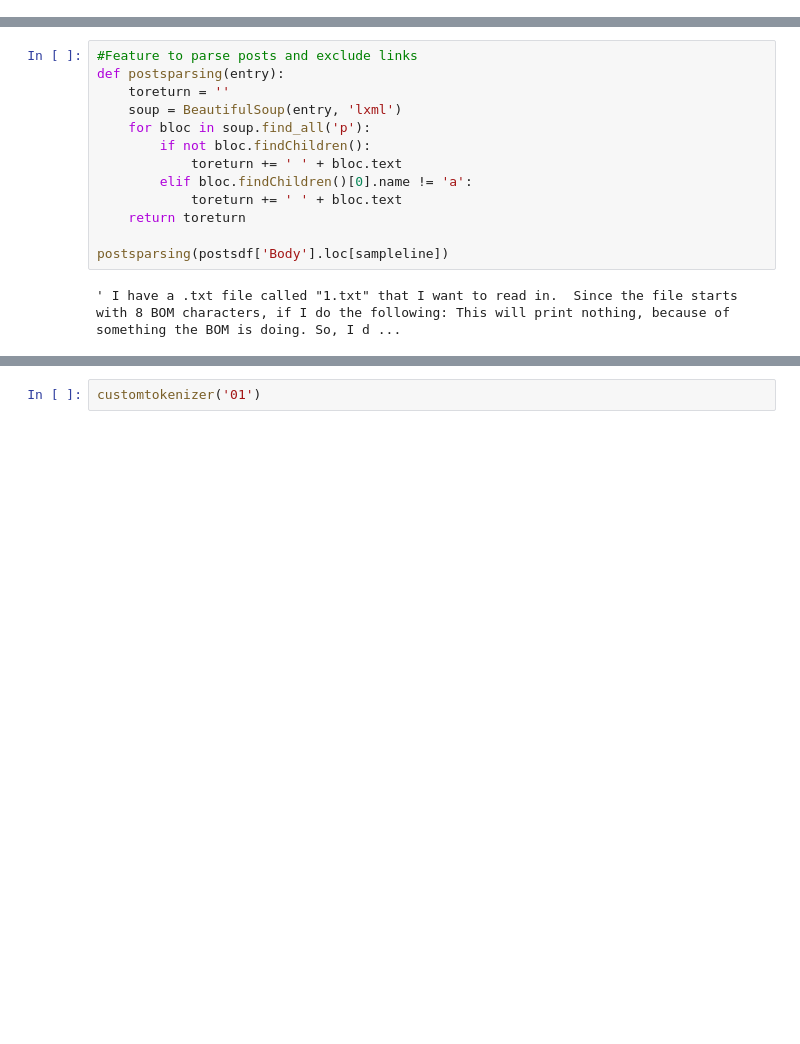
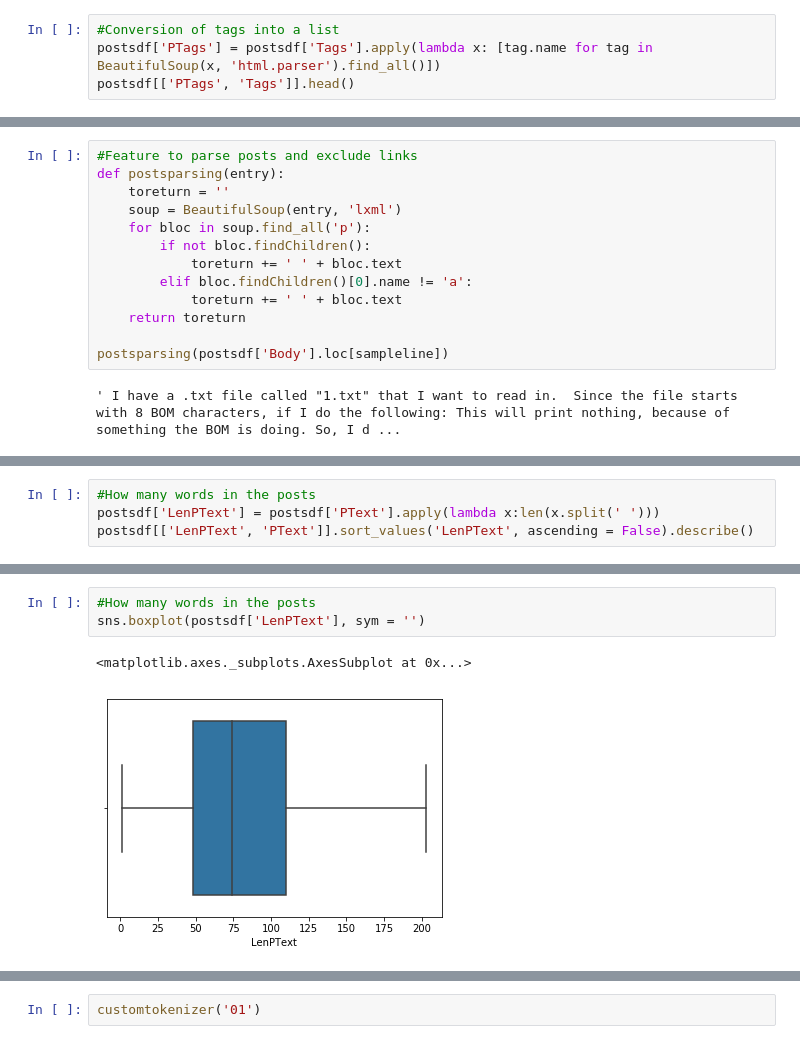
Before and after one commit to rudloffl/Tag-generator-Stackoverflow, a Jupyter notebook: Notebooks/A2 - posts exploration.ipynb, the cells around one changed output, grey strips where cells are left out. Saved outputs shown, nothing was run; the diff lists cells and outputs as text; blank space fills up the shorter version.

```diff
--- a/Notebooks/A2 - posts exploration.ipynb
+++ b/Notebooks/A2 - posts exploration.ipynb
@@ -143,0 +144,4 @@ postsdf[['LenTitle', 'Title']].sort_values('LenTitle', ascending = False).head(2
+# %%
+#Conversion of tags into a list
+postsdf['PTags'] = postsdf['Tags'].apply(lambda x: [tag.name for tag in BeautifulSoup(x, 'html.parser').find_all()])
+postsdf[['PTags', 'Tags']].head()
@@ -252,3 +264,7 @@ postsdf[['PText', 'PCode', 'Body', 'PTags', 'Tags']].head()
 | 48046378 | Calling a dll from Python using c... | ReturnVec = ctypes.c_float * len(... | <p>Calling a <em>dll</em> from Py... | [python, ctypes] | <python><ctypes> |
 | 48046379 | I have a Django app with which us... | client_max_body_size 100M\n fastc... | <p>I have a Django app with which... | [python, django, nginx] | <python><django><nginx> |
 | 48046382 | I'm trying to implement hittest t... | std::pair<bool, double> linePlane... | <p>I'm trying to implement hittes... | [c++, opencv, computer-vision, ar... | <c++><opencv><3d><computer-vision... |
+# %%
+#How many words in the posts
+postsdf['LenPText'] = postsdf['PText'].apply(lambda x:len(x.split(' ')))
+postsdf[['LenPText', 'PText']].sort_values('LenPText', ascending = False).describe()
@@ -254,0 +281,6 @@ postsdf[['PText', 'PCode', 'Body', 'PTags', 'Tags']].head()
+# %%
+#How many words in the posts
+sns.boxplot(postsdf['LenPText'], sym = '')
+# %% [output]
+<matplotlib.axes._subplots.AxesSubplot at 0x...>
+[figure, added]
```
Also changed, not shown: parts of 41 cells of this notebook, 3 other files.
